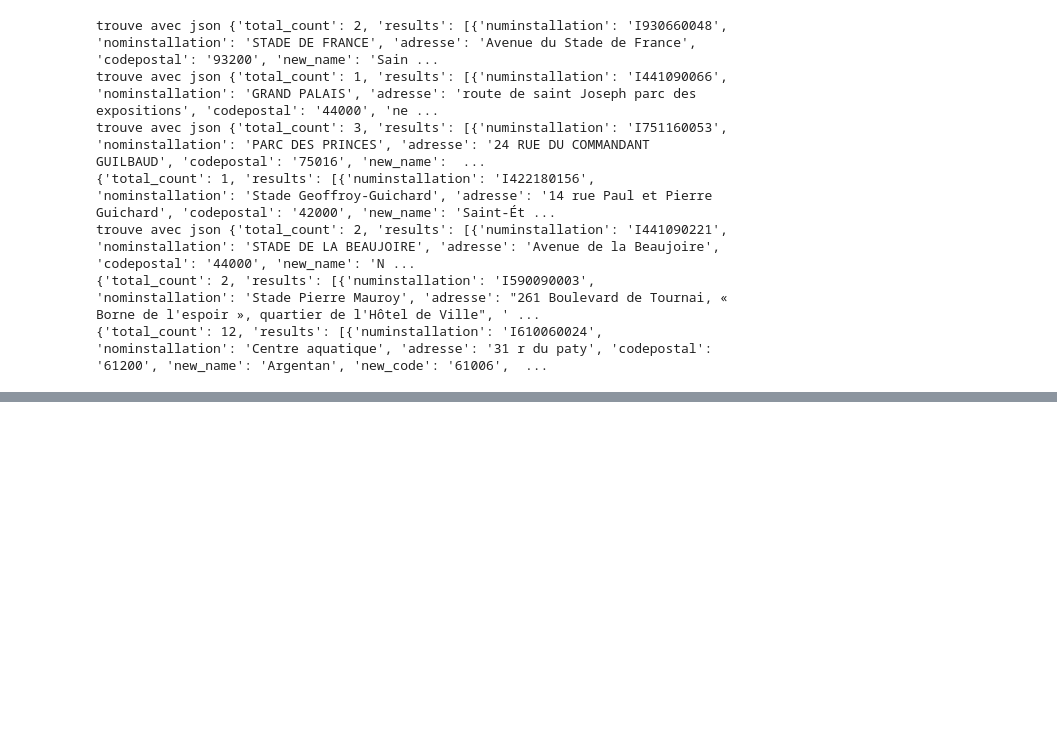
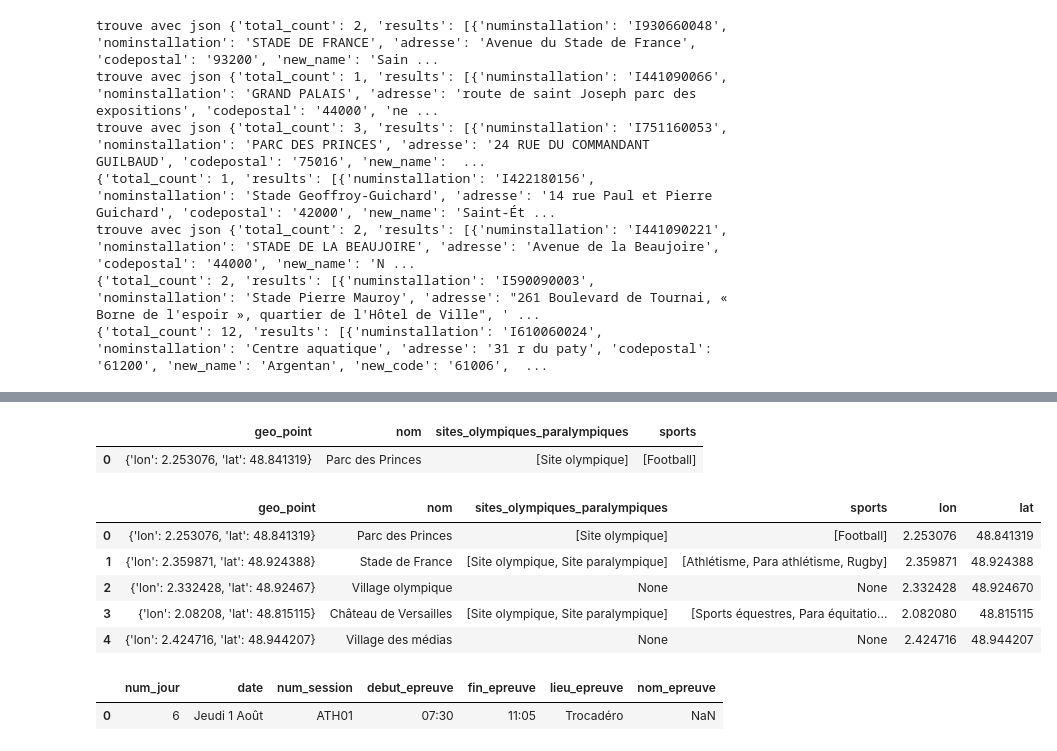
Before and after one commit to pierreantoineviudes/infra_jo_viz, a Jupyter notebook: utils/explore_data.ipynb, the cells around one changed output, grey strips where cells are left out. Cells and saved outputs as stored; diff of their text form; code cells hidden in the pictures; blank space fills up the shorter version.

```diff
--- a/utils/explore_data.ipynb
+++ b/utils/explore_data.ipynb
@@ -303,0 +318,19 @@ trouve avec json {'total_count': 2, 'results': [{'numinstallation': 'I441090221'
+# %%
+data = pd.read_json('../data/raw/paris-2024-sites-olympiques-et-paralympiques-franciliens.json')
+# %%
+data.head(1)
+# %% [output]
+|  | geo_point | nom | sites_olympiques_paralympiques | sports |
+| 0 | {'lon': 2.253076, 'lat': 48.841319} | Parc des Princes | [Site olympique] | [Football] |
+# %%
+data['lon'] = data.geo_point.apply(lambda x: x['lon'])
+data['lat'] = data.geo_point.apply(lambda x: x['lat'])
+# %%
+data.head()
+# %% [output]
+|  | geo_point | nom | sites_olympiques_paralympiques | sports | lon | lat |
+| 0 | {'lon': 2.253076, 'lat': 48.841319} | Parc des Princes | [Site olympique] | [Football] | 2.253076 | 48.841319 |
+| 1 | {'lon': 2.359871, 'lat': 48.924388} | Stade de France | [Site olympique, Site paralympique] | [Athlétisme, Para athlétisme, Rugby] | 2.359871 | 48.924388 |
+| 2 | {'lon': 2.332428, 'lat': 48.92467} | Village olympique | None | None | 2.332428 | 48.924670 |
+| 3 | {'lon': 2.08208, 'lat': 48.815115} | Château de Versailles | [Site olympique, Site paralympique] | [Sports équestres, Para équitatio... | 2.082080 | 48.815115 |
+| 4 | {'lon': 2.424716, 'lat': 48.944207} | Village des médias | None | None | 2.424716 | 48.944207 |
@@ -303,0 +342,5 @@ trouve avec json {'total_count': 2, 'results': [{'numinstallation': 'I441090221'
+# %%
+planning_data.head(1)
+# %% [output]
+|  | num_jour | date | num_session | debut_epreuve | fin_epreuve | lieu_epreuve | nom_epreuve |
+| 0 | 6 | Jeudi 1 Août | ATH01 | 07:30 | 11:05 | Trocadéro | NaN |
```
Also changed, not shown: parts of 17 cells of this notebook, 7 other files.
